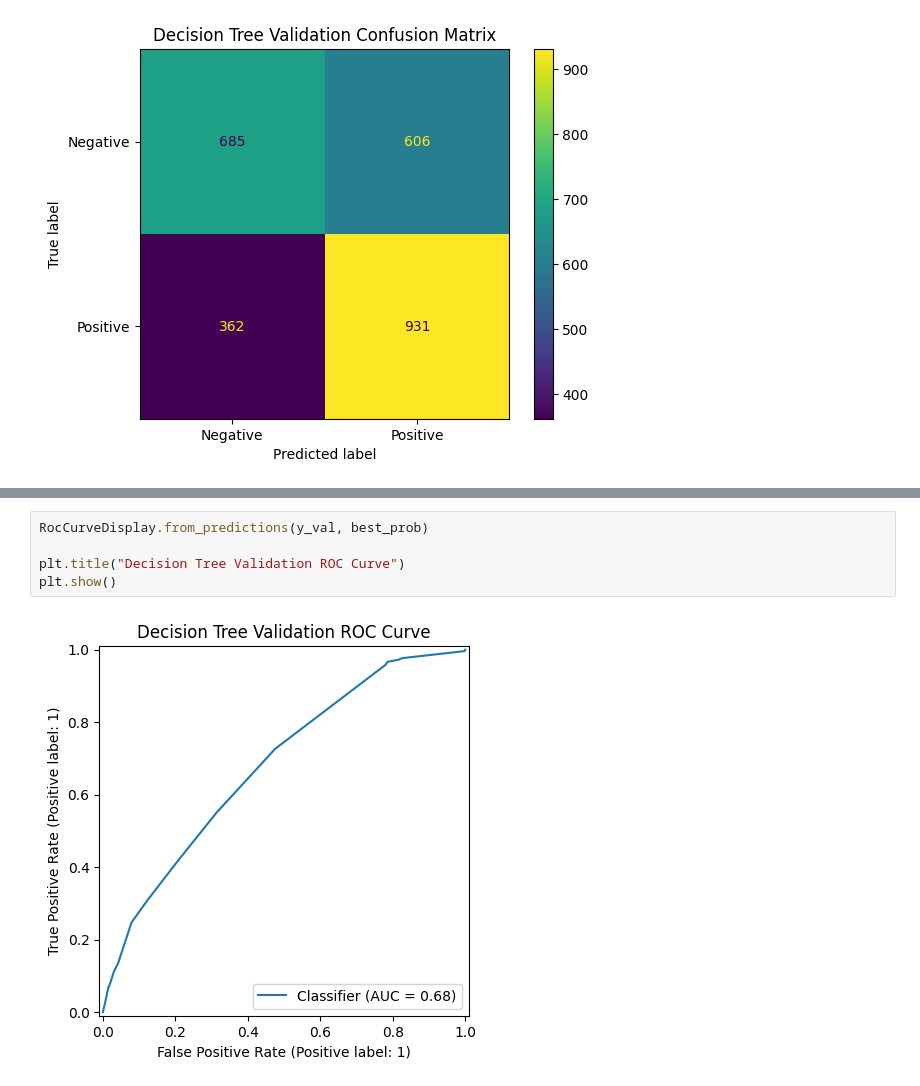
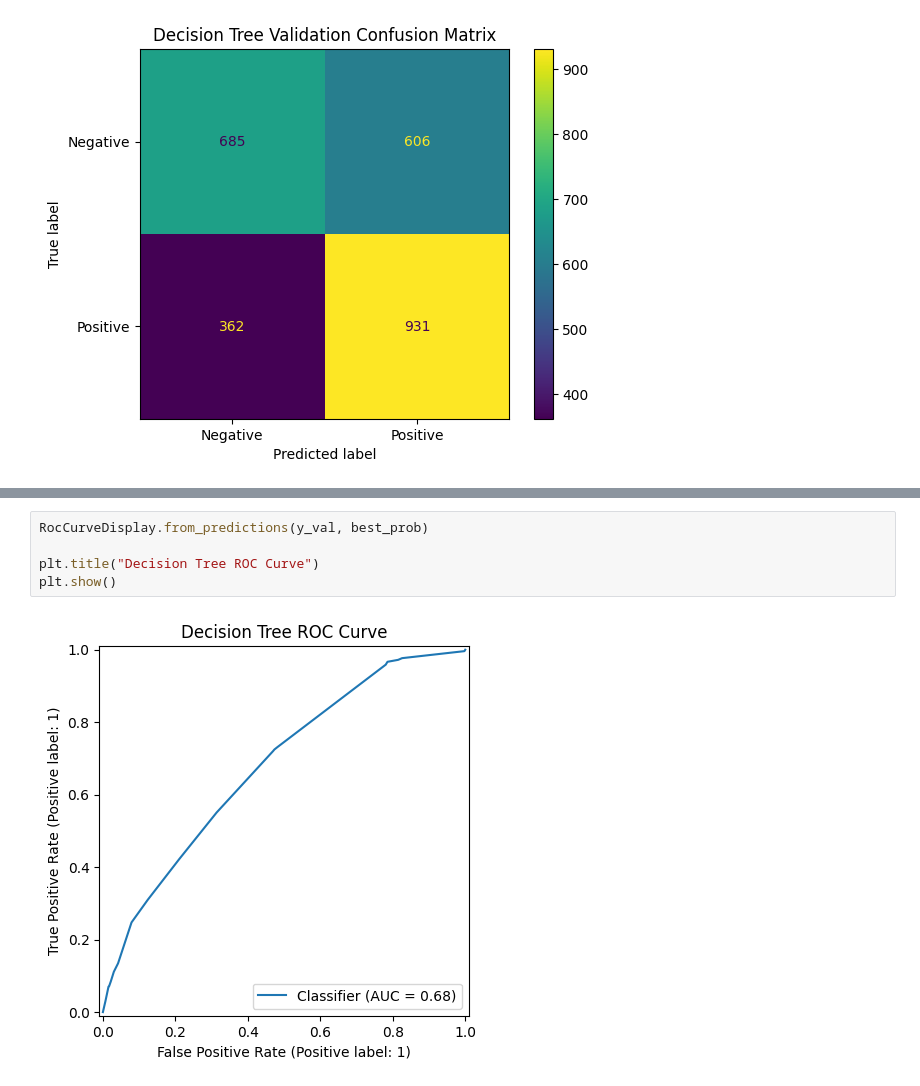
Before and after one commit to rmhsh98/w207-Group2-Project, a Jupyter notebook: decision_tree.ipynb, the cells around one changed output, grey strips where cells are left out. Saved outputs shown, nothing was run; the diff lists cells and outputs as text.

```diff
--- a/decision_tree.ipynb
+++ b/decision_tree.ipynb
@@ -242,7 +255,7 @@ plt.show()
 # %%
 RocCurveDisplay.from_predictions(y_val, best_prob)
 
-plt.title("Decision Tree Validation ROC Curve")
+plt.title("Decision Tree ROC Curve")
 plt.show()
 # %% [output]
-[figure, old version]
+[figure, new version]
```
Also changed, not shown: parts of 3 cells of this notebook, 5 other files.
